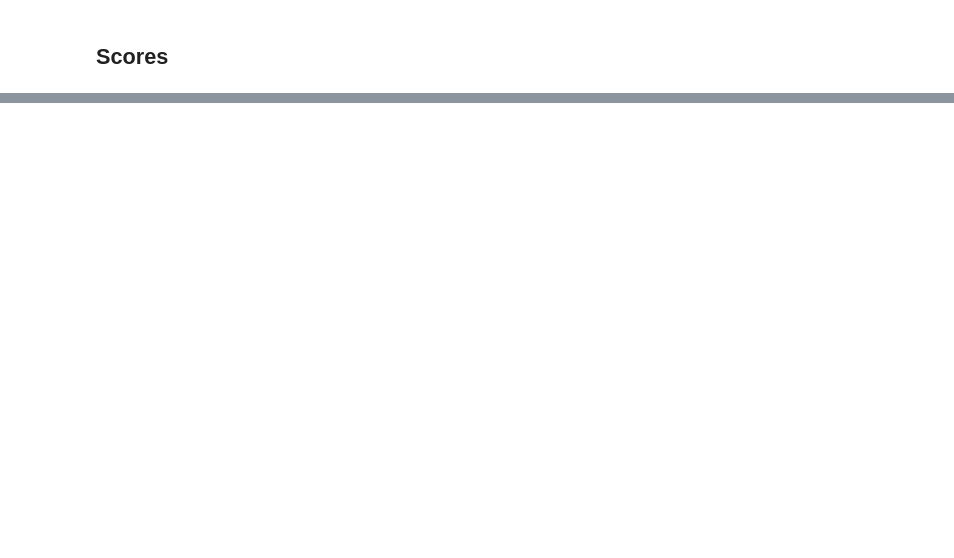
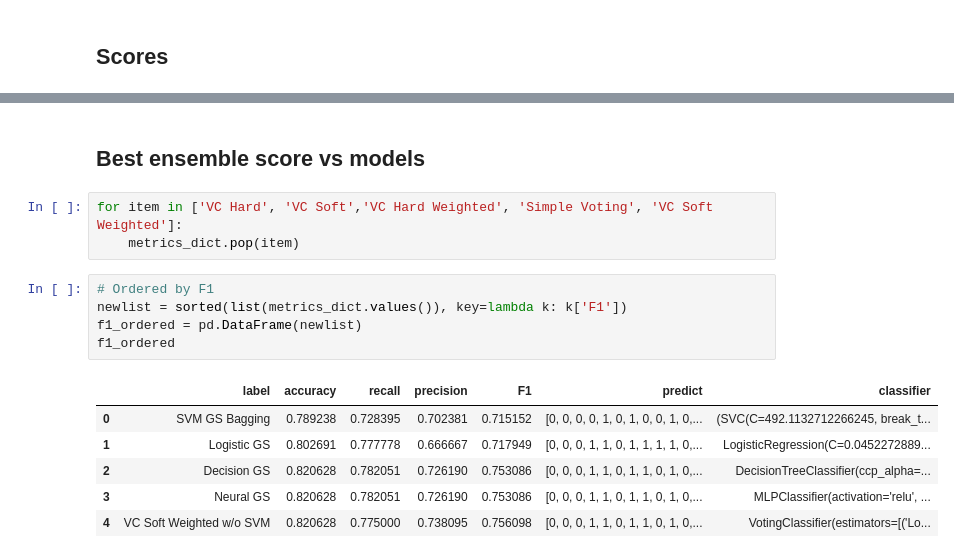
Before and after one commit to GiuDuncan/ProjetoFinal, a Jupyter notebook: 4-6-2_Combinacao_TITANIC.ipynb, the cells around one changed output, grey strips where cells are left out. Drawn from its saved outputs; the diff is of its cells as text; blank space fills up the shorter version.

```diff
--- a/4-6-2_Combinacao_TITANIC.ipynb
+++ b/4-6-2_Combinacao_TITANIC.ipynb
@@ -256,0 +258,17 @@ f1_ordered
+# %% [markdown]
+## Best ensemble score vs models
+# %%
+for item in ['VC Hard', 'VC Soft','VC Hard Weighted', 'Simple Voting', 'VC Soft Weighted']:
+    metrics_dict.pop(item)
+# %%
+# Ordered by F1
+newlist = sorted(list(metrics_dict.values()), key=lambda k: k['F1'])
+f1_ordered = pd.DataFrame(newlist)
+f1_ordered
+# %% [output]
+|  | label | accuracy | recall | precision | F1 | predict | classifier |
+| 0 | SVM GS Bagging | 0.789238 | 0.728395 | 0.702381 | 0.715152 | [0, 0, 0, 0, 1, 0, 1, 0, 0, 1, 0,... | (SVC(C=492.1132712266245, break_t... |
+| 1 | Logistic GS | 0.802691 | 0.777778 | 0.666667 | 0.717949 | [0, 0, 0, 1, 1, 0, 1, 1, 1, 1, 0,... | LogisticRegression(C=0.0452272889... |
+| 2 | Decision GS | 0.820628 | 0.782051 | 0.726190 | 0.753086 | [0, 0, 0, 1, 1, 0, 1, 1, 0, 1, 0,... | DecisionTreeClassifier(ccp_alpha=... |
+| 3 | Neural GS | 0.820628 | 0.782051 | 0.726190 | 0.753086 | [0, 0, 0, 1, 1, 0, 1, 1, 0, 1, 0,... | MLPClassifier(activation='relu', ... |
+| 4 | VC Soft Weighted w/o SVM | 0.820628 | 0.775000 | 0.738095 | 0.756098 | [0, 0, 0, 1, 1, 0, 1, 1, 0, 1, 0,... | VotingClassifier(estimators=[('Lo... |
```
Also changed, not shown: parts of 7 cells of this notebook, 4 other files.
